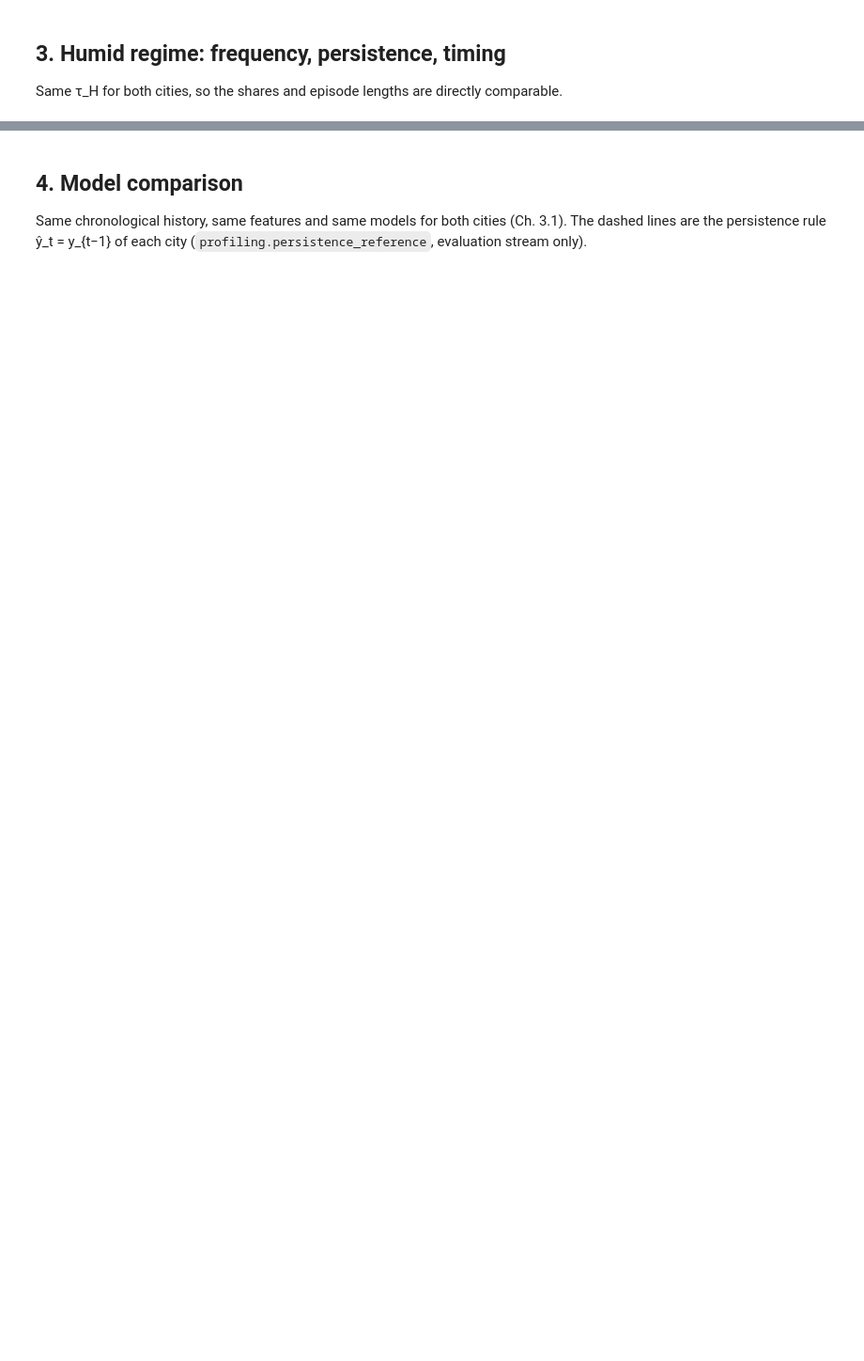
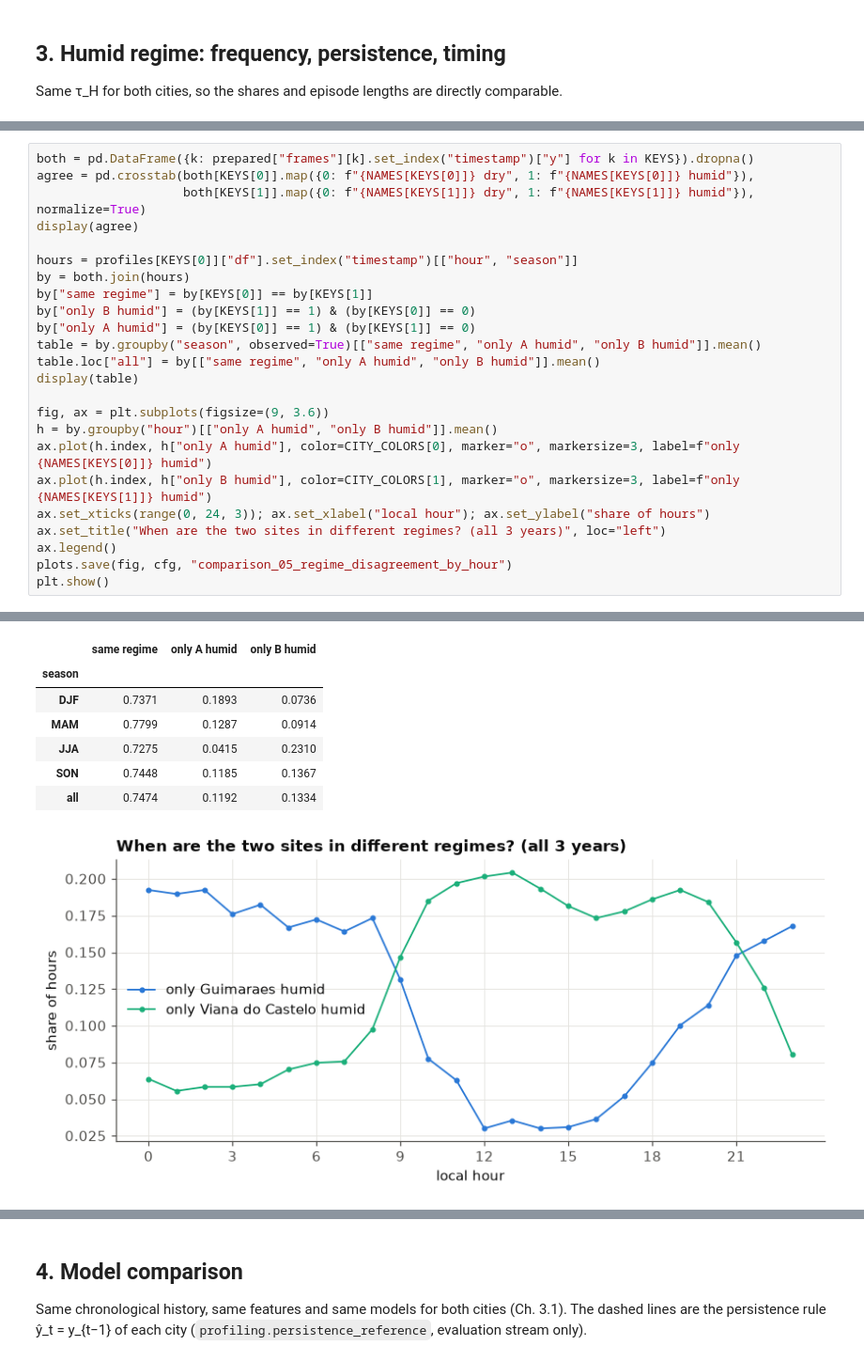
Before and after one commit to VikaMokhovikova/data_stream_mining_asnm1, a Jupyter notebook: notebooks/03_shared_comparison.ipynb, the cells around one changed output, grey strips where cells are left out. Shown at 94% size. Cells and saved outputs as stored; diff of their text form; blank space fills up the shorter version.

```diff
--- a/notebooks/03_shared_comparison.ipynb
+++ b/notebooks/03_shared_comparison.ipynb
@@ -79,0 +292,25 @@ plt.show()
+# %%
+both = pd.DataFrame({k: prepared["frames"][k].set_index("timestamp")["y"] for k in KEYS}).dropna()
+agree = pd.crosstab(both[KEYS[0]].map({0: f"{NAMES[KEYS[0]]} dry", 1: f"{NAMES[KEYS[0]]} humid"}),
+                    both[KEYS[1]].map({0: f"{NAMES[KEYS[1]]} dry", 1: f"{NAMES[KEYS[1]]} humid"}), normalize=True)
+display(agree)
+
+hours = profiles[KEYS[0]]["df"].set_index("timestamp")[["hour", "season"]]
+by = both.join(hours)
+by["same regime"] = by[KEYS[0]] == by[KEYS[1]]
+by["only B humid"] = (by[KEYS[1]] == 1) & (by[KEYS[0]] == 0)
+by["only A humid"] = (by[KEYS[0]] == 1) & (by[KEYS[1]] == 0)
+table = by.groupby("season", observed=True)[["same regime", "only A humid", "only B humid"]].mean()
+table.loc["all"] = by[["same regime", "only A humid", "only B humid"]].mean()
+display(table)
+
+fig, ax = plt.subplots(figsize=(9, 3.6))
+h = by.groupby("hour")[["only A humid", "only B humid"]].mean()
+ax.plot(h.index, h["only A humid"], color=CITY_COLORS[0], marker="o", markersize=3, label=f"only {NAMES[KEYS[0]]} humid")
+ax.plot(h.index, h["only B humid"], color=CITY_COLORS[1], marker="o", markersize=3, label=f"only {NAMES[KEYS[1]]} humid")
+ax.set_xticks(range(0, 24, 3)); ax.set_xlabel("local hour"); ax.set_ylabel("share of hours")
+ax.set_title("When are the two sites in different regimes? (all 3 years)", loc="left")
+ax.legend()
+plots.save(fig, cfg, "comparison_05_regime_disagreement_by_hour")
+plt.show()
+# %% [output]
@@ -79,0 +321,8 @@ plt.show()
+|  | same regime | only A humid | only B humid |
+| season |  |  |  |
+| DJF | 0.7371 | 0.1893 | 0.0736 |
+| MAM | 0.7799 | 0.1287 | 0.0914 |
+| JJA | 0.7275 | 0.0415 | 0.2310 |
+| SON | 0.7448 | 0.1185 | 0.1367 |
+| all | 0.7474 | 0.1192 | 0.1334 |
+[figure, added]
```
Also changed, not shown: parts of 56 cells of this notebook, 19 other files.
